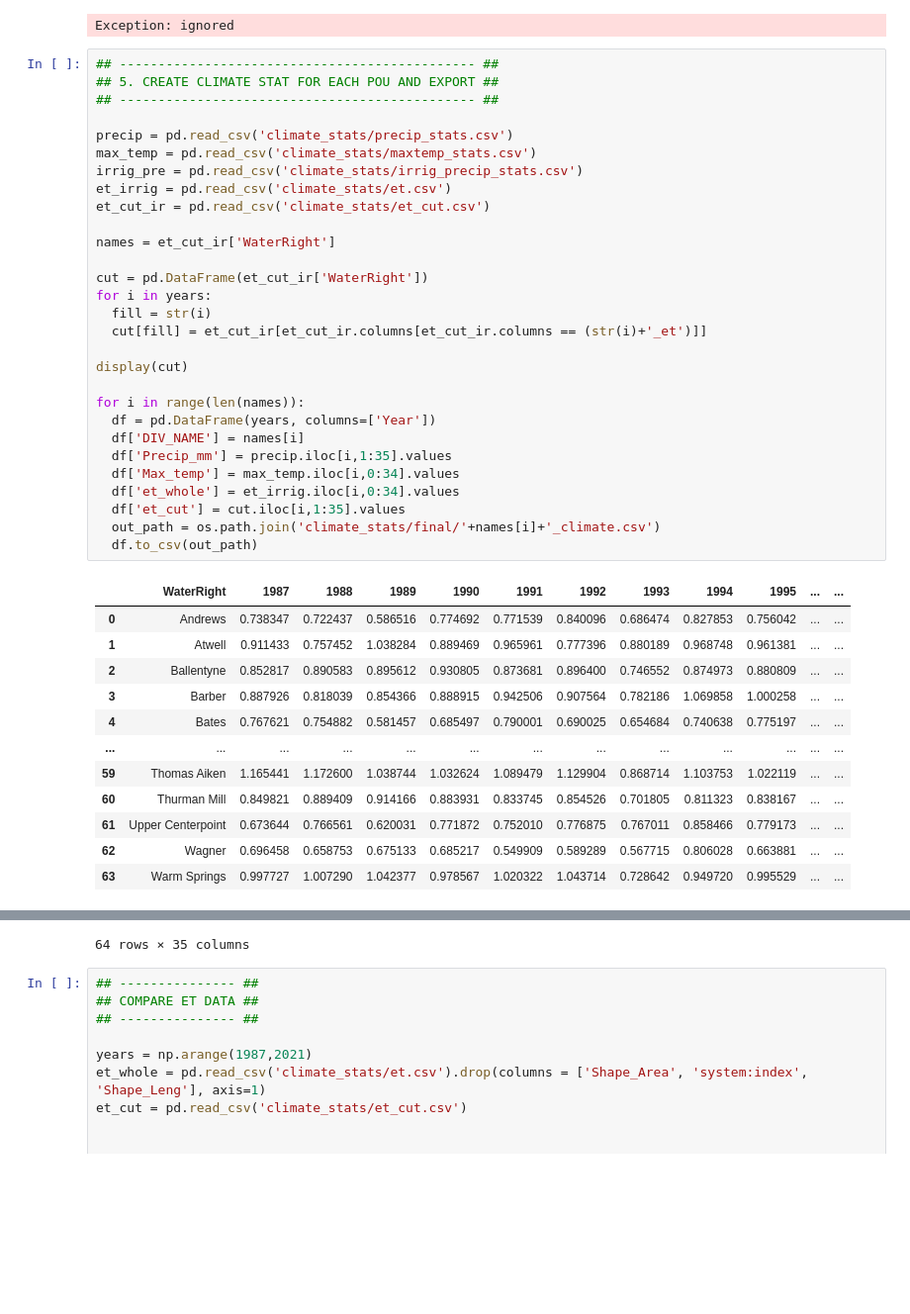
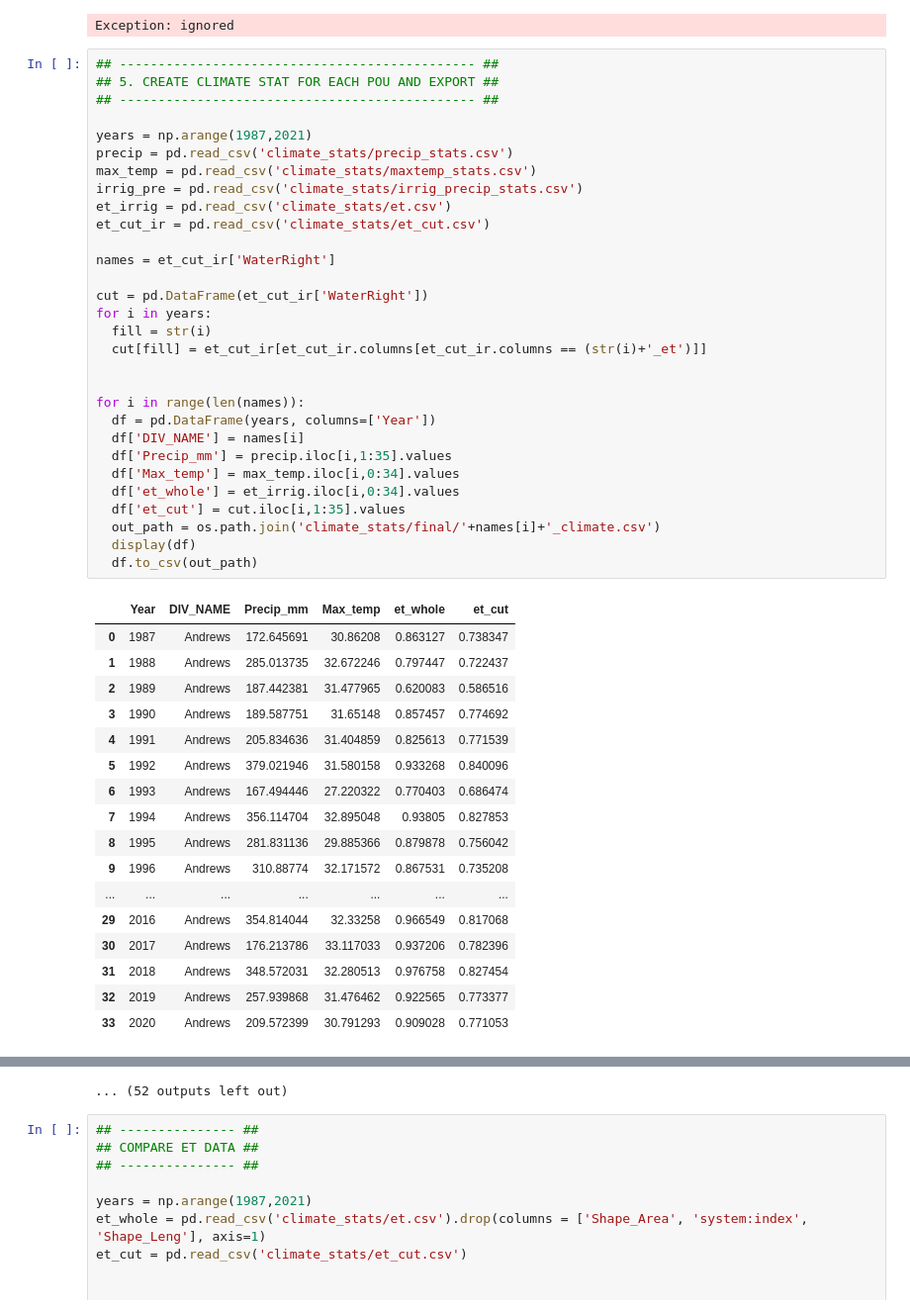
Before and after one commit to bridgetmarie24/pod_pou_lulcc, a Jupyter notebook: extract_gridmet.ipynb, the cells around one changed output, grey strips where cells are left out. Shown at 99% size. Saved outputs shown, nothing was run; the diff lists cells and outputs as text; blank space fills up the shorter version.

Commit message:
added years

```diff
--- a/extract_gridmet.ipynb
+++ b/extract_gridmet.ipynb
@@ -335,42 +335,48 @@ Exception: ignored
 # %%
 ## ---------------------------------------------- ##
 ## 5. CREATE CLIMATE STAT FOR EACH POU AND EXPORT ##
 ## ---------------------------------------------- ##
 
+years = np.arange(1987,2021)
 precip = pd.read_csv('climate_stats/precip_stats.csv')
 max_temp = pd.read_csv('climate_stats/maxtemp_stats.csv')
 irrig_pre = pd.read_csv('climate_stats/irrig_precip_stats.csv')
 et_irrig = pd.read_csv('climate_stats/et.csv')
 et_cut_ir = pd.read_csv('climate_stats/et_cut.csv')
 
 names = et_cut_ir['WaterRight']
 
 cut = pd.DataFrame(et_cut_ir['WaterRight'])
 for i in years:
   fill = str(i)
   cut[fill] = et_cut_ir[et_cut_ir.columns[et_cut_ir.columns == (str(i)+'_et')]]
 
-display(cut)
 
 for i in range(len(names)):
   df = pd.DataFrame(years, columns=['Year'])
   df['DIV_NAME'] = names[i]
   df['Precip_mm'] = precip.iloc[i,1:35].values
   df['Max_temp'] = max_temp.iloc[i,0:34].values
   df['et_whole'] = et_irrig.iloc[i,0:34].values
   df['et_cut'] = cut.iloc[i,1:35].values
   out_path = os.path.join('climate_stats/final/'+names[i]+'_climate.csv')
+  display(df)
   df.to_csv(out_path)
 # %% [output]
-|  | WaterRight | 1987 | 1988 | 1989 | 1990 | 1991 | 1992 | 1993 | 1994 | 1995 | ... | ... |
-| 0 | Andrews | 0.738347 | 0.722437 | 0.586516 | 0.774692 | 0.771539 | 0.840096 | 0.686474 | 0.827853 | 0.756042 | ... | ... |
-| 1 | Atwell | 0.911433 | 0.757452 | 1.038284 | 0.889469 | 0.965961 | 0.777396 | 0.880189 | 0.968748 | 0.961381 | ... | ... |
-| 2 | Ballentyne | 0.852817 | 0.890583 | 0.895612 | 0.930805 | 0.873681 | 0.896400 | 0.746552 | 0.874973 | 0.880809 | ... | ... |
-| 3 | Barber | 0.887926 | 0.818039 | 0.854366 | 0.888915 | 0.942506 | 0.907564 | 0.782186 | 1.069858 | 1.000258 | ... | ... |
-| 4 | Bates | 0.767621 | 0.754882 | 0.581457 | 0.685497 | 0.790001 | 0.690025 | 0.654684 | 0.740638 | 0.775197 | ... | ... |
-| ... | ... | ... | ... | ... | ... | ... | ... | ... | ... | ... | ... | ... |
-| 59 | Thomas Aiken | 1.165441 | 1.172600 | 1.038744 | 1.032624 | 1.089479 | 1.129904 | 0.868714 | 1.103753 | 1.022119 | ... | ... |
-| 60 | Thurman Mill | 0.849821 | 0.889409 | 0.914166 | 0.883931 | 0.833745 | 0.854526 | 0.701805 | 0.811323 | 0.838167 | ... | ... |
-| 61 | Upper Centerpoint | 0.673644 | 0.766561 | 0.620031 | 0.771872 | 0.752010 | 0.776875 | 0.767011 | 0.858466 | 0.779173 | ... | ... |
-| 62 | Wagner | 0.696458 | 0.658753 | 0.675133 | 0.685217 | 0.549909 | 0.589289 | 0.567715 | 0.806028 | 0.663881 | ... | ... |
-| 63 | Warm Springs | 0.997727 | 1.007290 | 1.042377 | 0.978567 | 1.020322 | 1.043714 | 0.728642 | 0.949720 | 0.995529 | ... | ... |
+|  | Year | DIV_NAME | Precip_mm | Max_temp | et_whole | et_cut |
+| 0 | 1987 | Andrews | 172.645691 | 30.86208 | 0.863127 | 0.738347 |
+| 1 | 1988 | Andrews | 285.013735 | 32.672246 | 0.797447 | 0.722437 |
+| 2 | 1989 | Andrews | 187.442381 | 31.477965 | 0.620083 | 0.586516 |
+| 3 | 1990 | Andrews | 189.587751 | 31.65148 | 0.857457 | 0.774692 |
+| 4 | 1991 | Andrews | 205.834636 | 31.404859 | 0.825613 | 0.771539 |
+| 5 | 1992 | Andrews | 379.021946 | 31.580158 | 0.933268 | 0.840096 |
+| 6 | 1993 | Andrews | 167.494446 | 27.220322 | 0.770403 | 0.686474 |
+| 7 | 1994 | Andrews | 356.114704 | 32.895048 | 0.93805 | 0.827853 |
+| 8 | 1995 | Andrews | 281.831136 | 29.885366 | 0.879878 | 0.756042 |
+| 9 | 1996 | Andrews | 310.88774 | 32.171572 | 0.867531 | 0.735208 |
+| ... | ... | ... | ... | ... | ... | ... |
+| 29 | 2016 | Andrews | 354.814044 | 32.33258 | 0.966549 | 0.817068 |
+| 30 | 2017 | Andrews | 176.213786 | 33.117033 | 0.937206 | 0.782396 |
+| 31 | 2018 | Andrews | 348.572031 | 32.280513 | 0.976758 | 0.827454 |
+| 32 | 2019 | Andrews | 257.939868 | 31.476462 | 0.922565 | 0.773377 |
+| 33 | 2020 | Andrews | 209.572399 | 30.791293 | 0.909028 | 0.771053 |
@@ -377,4 +570,4 @@ for i in range(len(names)):
-64 rows × 35 columns
+... (52 outputs left out)
 # %%
 ## --------------- ##
 ## COMPARE ET DATA ##
```
Also changed, not shown: parts of 3 cells of this notebook.
